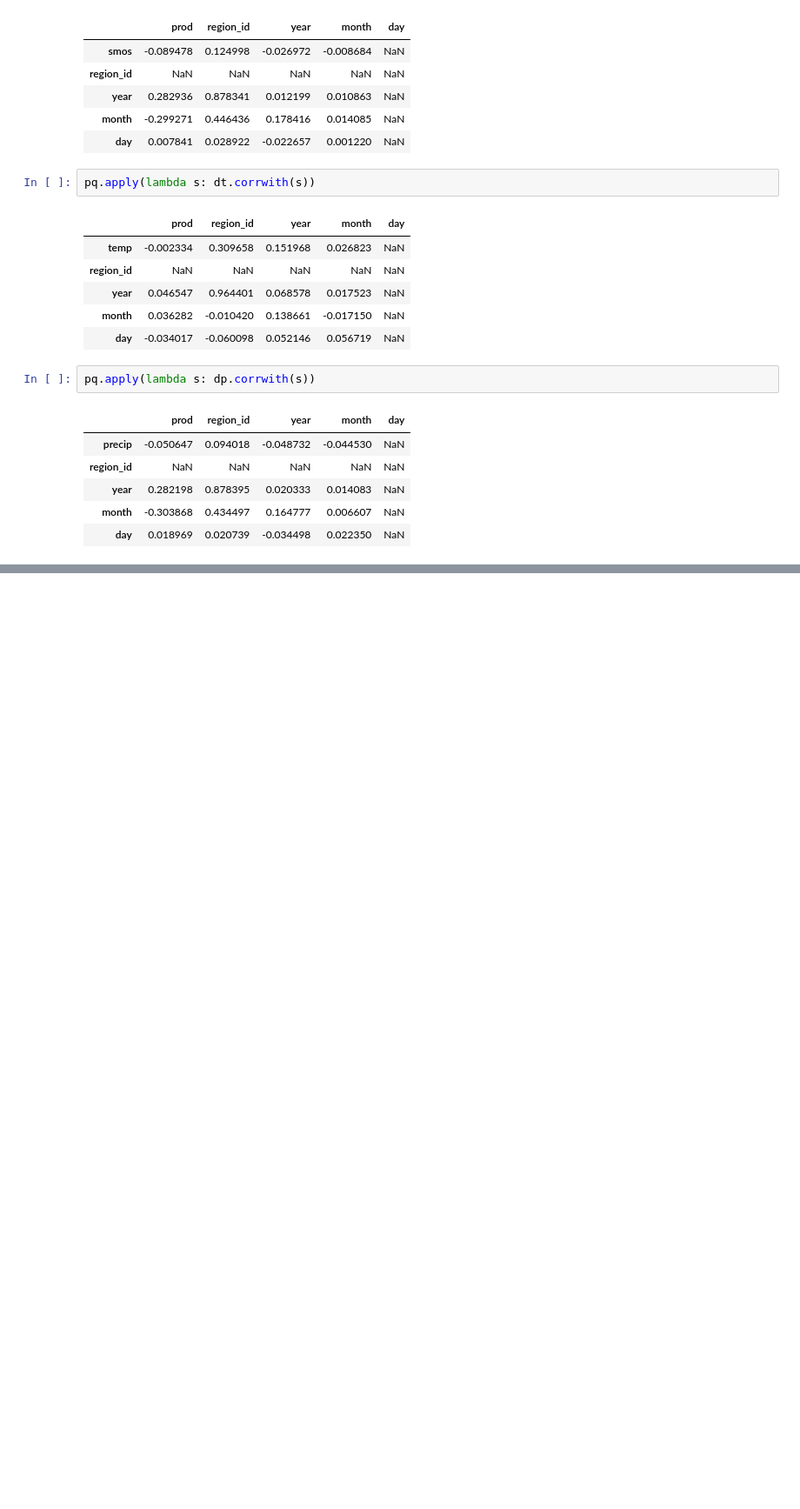
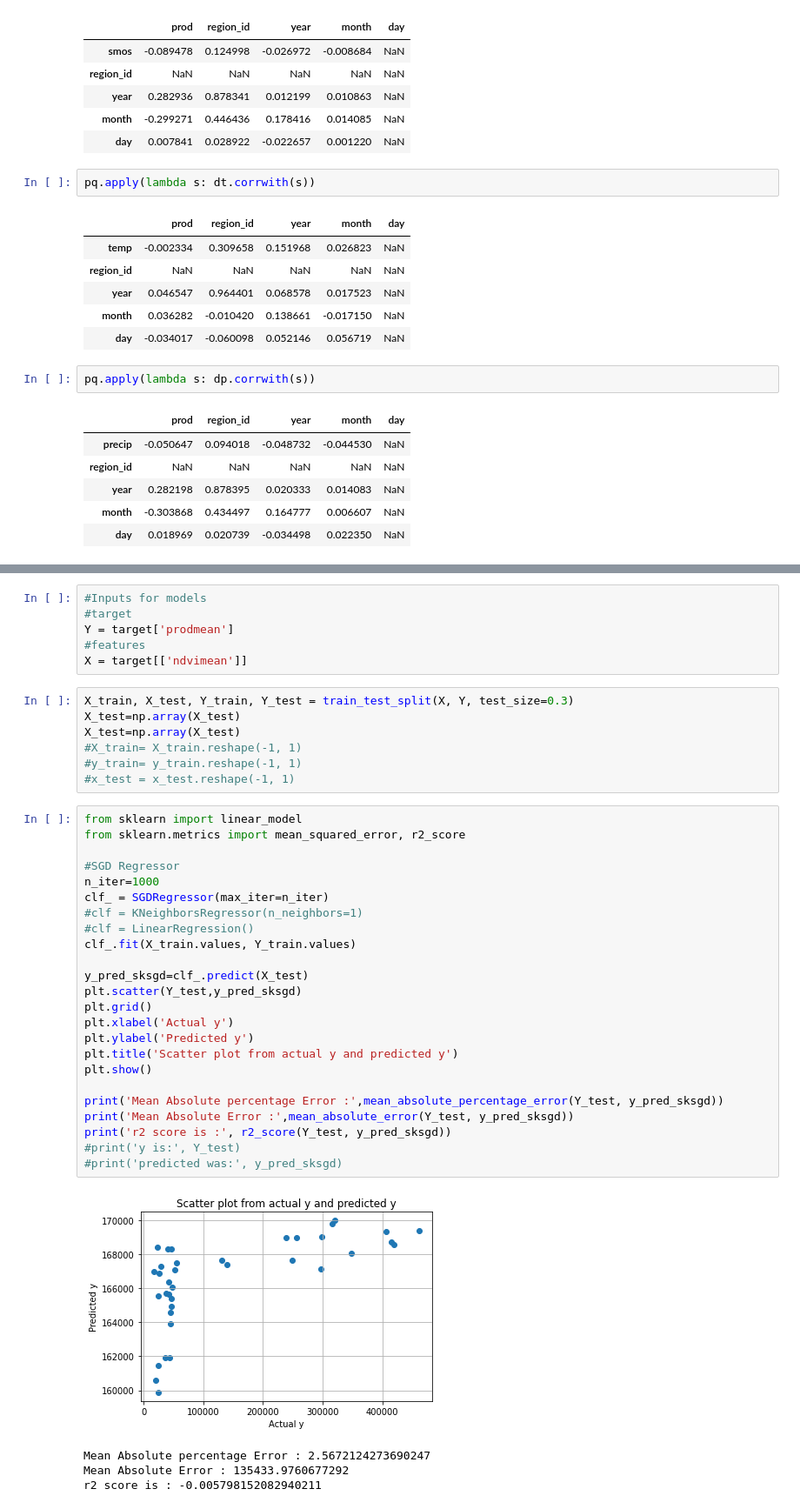
Before and after one commit to samp3209/kaggleprojects, a Jupyter notebook: samp3209_gmail_com.ipynb, the cells around one changed output, grey strips where cells are left out. Shown at 87% size. Saved outputs shown, nothing was run; the diff lists cells and outputs as text; blank space fills up the shorter version.

```diff
--- a/samp3209_gmail_com.ipynb
+++ b/samp3209_gmail_com.ipynb
@@ -232,0 +461,42 @@ pq.apply(lambda s: dp.corrwith(s))
+# %%
+#Inputs for models
+#target
+Y = target['prodmean']
+#features
+X = target[['ndvimean']]
+# %%
+X_train, X_test, Y_train, Y_test = train_test_split(X, Y, test_size=0.3)
+X_test=np.array(X_test)
+X_test=np.array(X_test)
+#X_train= X_train.reshape(-1, 1)
+#y_train= y_train.reshape(-1, 1)
+#x_test = x_test.reshape(-1, 1)
+# %%
+from sklearn import linear_model
+from sklearn.metrics import mean_squared_error, r2_score
+
+#SGD Regressor
+n_iter=1000
+clf_ = SGDRegressor(max_iter=n_iter)
+#clf = KNeighborsRegressor(n_neighbors=1)
+#clf = LinearRegression()
+clf_.fit(X_train.values, Y_train.values)
+
+y_pred_sksgd=clf_.predict(X_test)
+plt.scatter(Y_test,y_pred_sksgd)
+plt.grid()
+plt.xlabel('Actual y')
+plt.ylabel('Predicted y')
+plt.title('Scatter plot from actual y and predicted y')
+plt.show()
+
+print('Mean Absolute percentage Error :',mean_absolute_percentage_error(Y_test, y_pred_sksgd))
+print('Mean Absolute Error :',mean_absolute_error(Y_test, y_pred_sksgd))
+print('r2 score is :', r2_score(Y_test, y_pred_sksgd))
+#print('y is:', Y_test)
+#print('predicted was:', y_pred_sksgd)
+# %% [output]
+[figure, added]
+Mean Absolute percentage Error : 2.5672124273690247
+Mean Absolute Error : 135433.9760677292
+r2 score is : -0.005798152082940211
```
Also changed, not shown: parts of 21 cells of this notebook.
